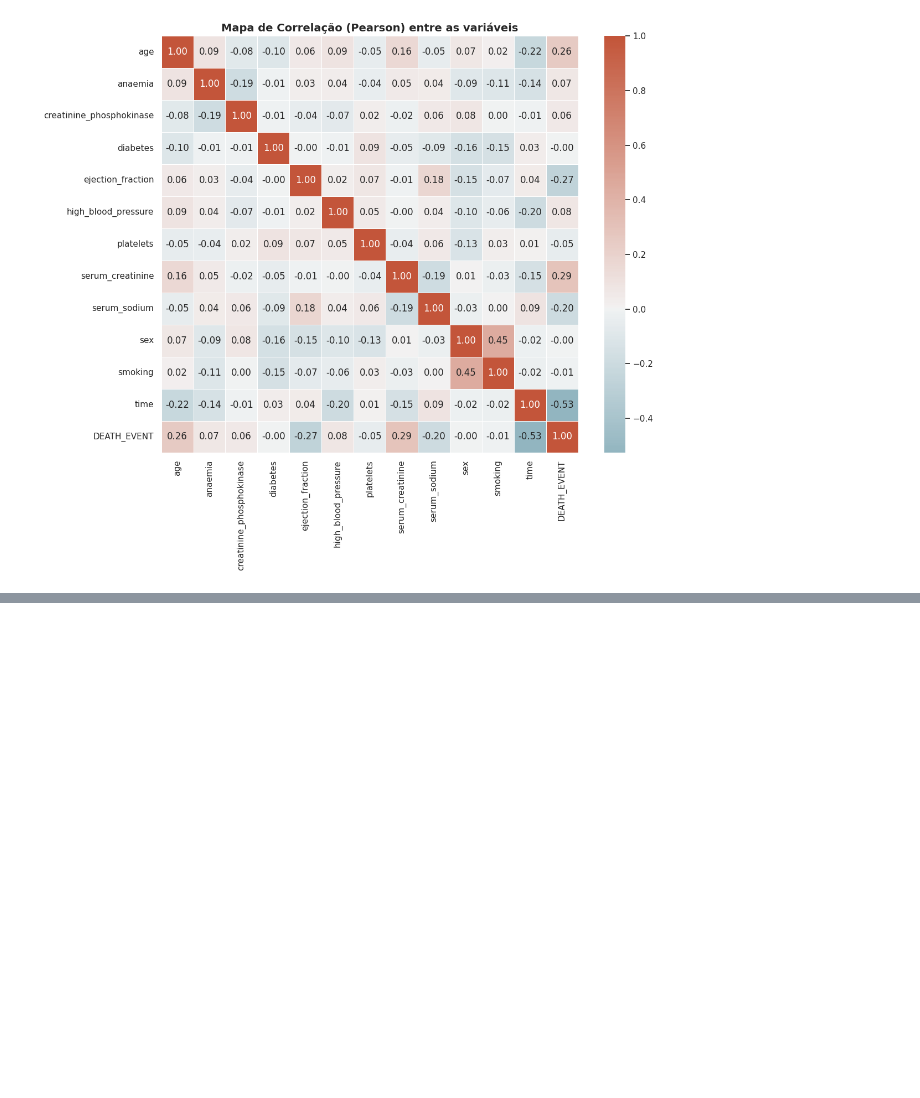
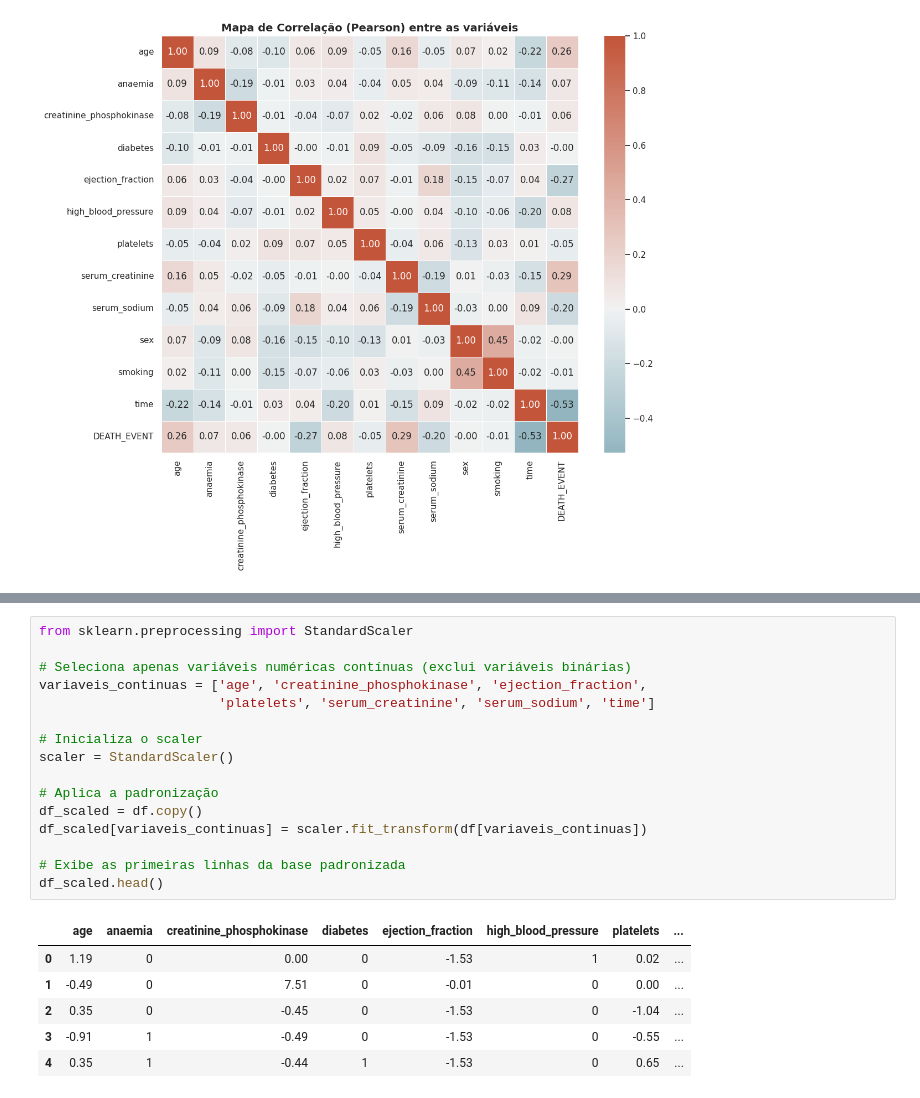
Before and after one commit to maurinhopa/mvp-puc-heart-failure, a Jupyter notebook: MVP_Heart_Failure_Mauro_ACN.ipynb, the cells around one changed output, grey strips where cells are left out. Saved outputs shown, nothing was run; the diff lists cells and outputs as text; blank space fills up the shorter version.

```diff
--- a/MVP_Heart_Failure_Mauro_ACN.ipynb
+++ b/MVP_Heart_Failure_Mauro_ACN.ipynb
@@ -765,0 +778,23 @@ ei seus merdinhas peguem meu jiromb
+# %%
+from sklearn.preprocessing import StandardScaler
+
+# Seleciona apenas variáveis numéricas contínuas (exclui variáveis binárias)
+variaveis_continuas = ['age', 'creatinine_phosphokinase', 'ejection_fraction',
+                       'platelets', 'serum_creatinine', 'serum_sodium', 'time']
+
+# Inicializa o scaler
+scaler = StandardScaler()
+
+# Aplica a padronização
+df_scaled = df.copy()
+df_scaled[variaveis_continuas] = scaler.fit_transform(df[variaveis_continuas])
+
+# Exibe as primeiras linhas da base padronizada
+df_scaled.head()
+# %% [output]
+|  | age | anaemia | creatinine_phosphokinase | diabetes | ejection_fraction | high_blood_pressure | platelets | ... |
+| 0 | 1.19 | 0 | 0.00 | 0 | -1.53 | 1 | 0.02 | ... |
+| 1 | -0.49 | 0 | 7.51 | 0 | -0.01 | 0 | 0.00 | ... |
+| 2 | 0.35 | 0 | -0.45 | 0 | -1.53 | 0 | -1.04 | ... |
+| 3 | -0.91 | 1 | -0.49 | 0 | -1.53 | 0 | -0.55 | ... |
+| 4 | 0.35 | 1 | -0.44 | 1 | -1.53 | 0 | 0.65 | ... |
```
Also changed, not shown: parts of 40 cells of this notebook.
